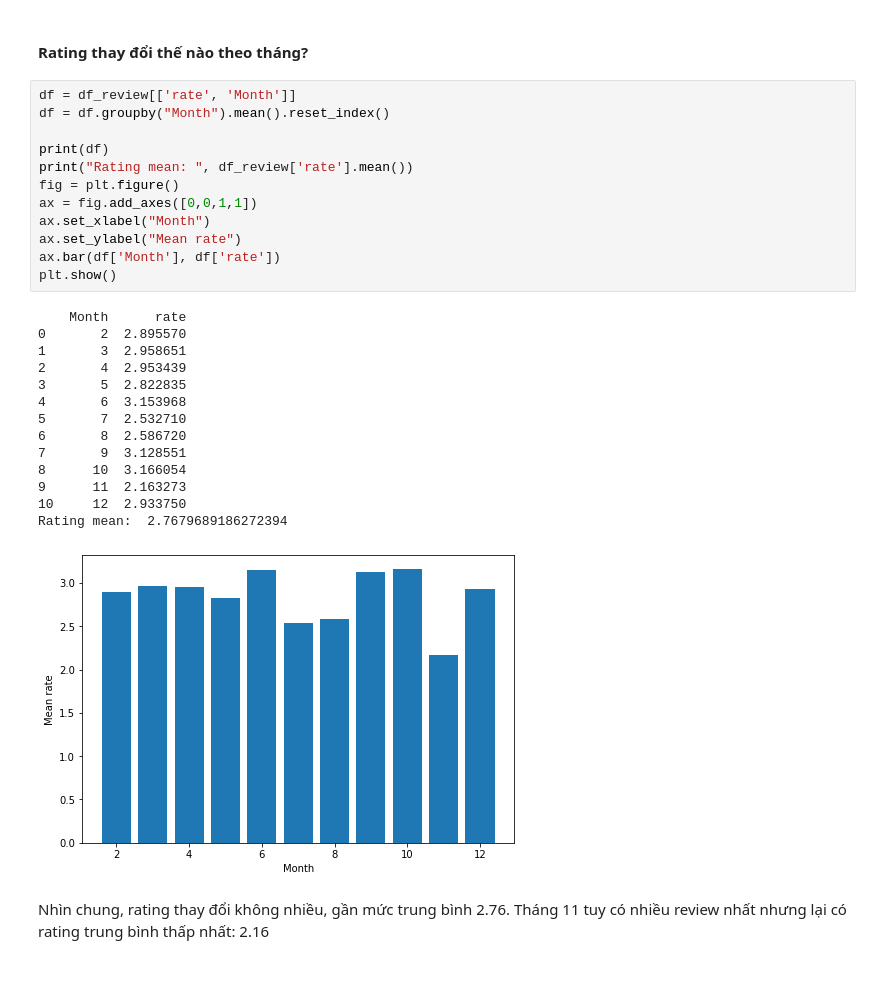
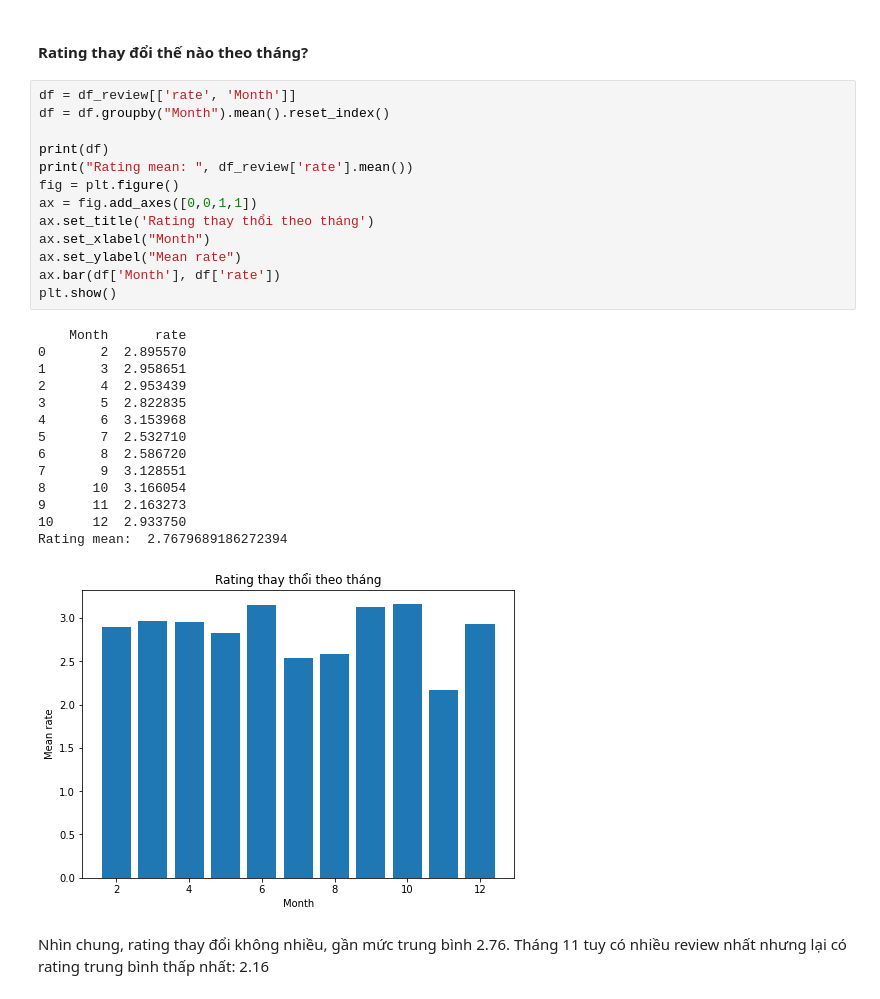
Before and after one commit to trinh172/LTKHDL_DACK, a Jupyter notebook: Final_Project.ipynb, the cells around one changed output. Cells and saved outputs as stored; diff of their text form.

```diff
--- a/Final_Project.ipynb
+++ b/Final_Project.ipynb
@@ -564,30 +568,31 @@ Số rating có xu hướng tăng từ từ đến cuối năm, tăng mạnh và
 # %%
 df = df_review[['rate', 'Month']]
 df = df.groupby("Month").mean().reset_index()
 
 print(df)
 print("Rating mean: ", df_review['rate'].mean())
 fig = plt.figure()
 ax = fig.add_axes([0,0,1,1])
+ax.set_title('Rating thay thổi theo tháng')
 ax.set_xlabel("Month")
 ax.set_ylabel("Mean rate")
 ax.bar(df['Month'], df['rate'])
 plt.show()
 # %% [output]
     Month      rate
 0       2  2.895570
 1       3  2.958651
 2       4  2.953439
 3       5  2.822835
 4       6  3.153968
 5       7  2.532710
 6       8  2.586720
 7       9  3.128551
 8      10  3.166054
 9      11  2.163273
 10     12  2.933750
 Rating mean:  2.7679689186272394
-[figure, old version]
+[figure, new version]
 # %% [markdown]
 Nhìn chung, rating thay đổi không nhiều, gần mức trung bình 2.76. Tháng 11 tuy có nhiều review nhất nhưng lại có rating trung bình thấp nhất: 2.16
 # %% [markdown]
```
Also changed, not shown: parts of 7 cells of this notebook.
